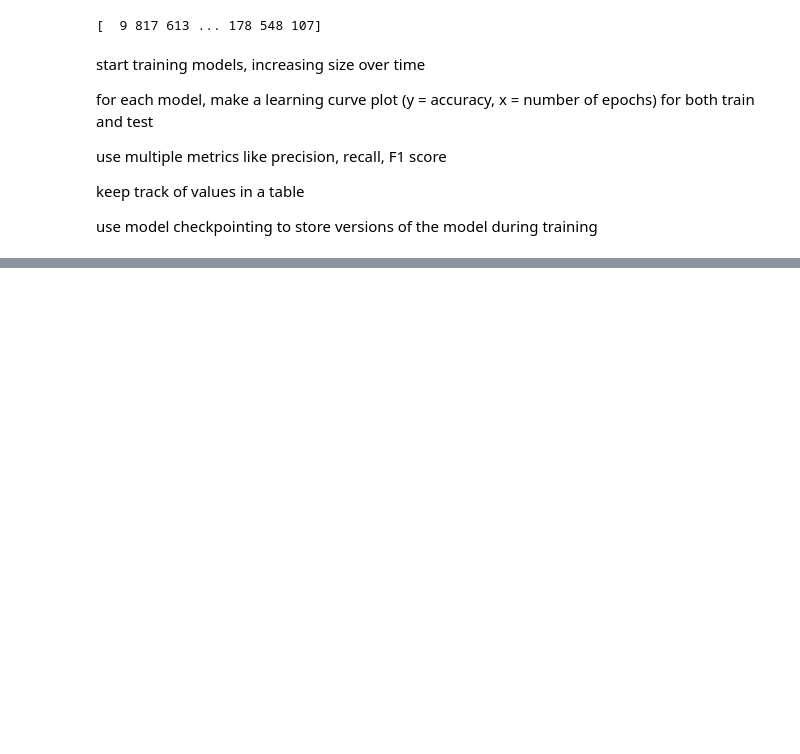
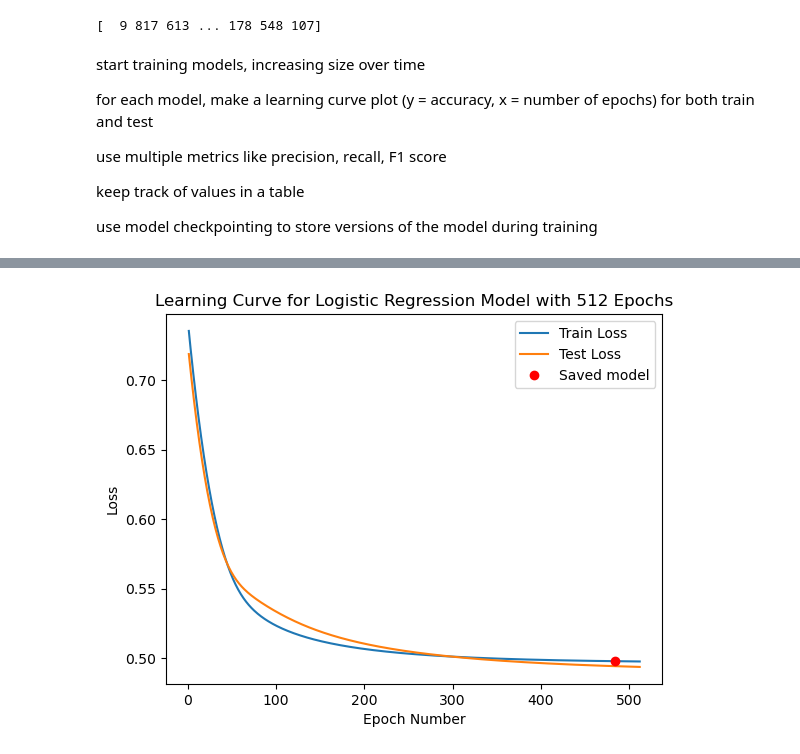
Before and after one commit to meganajoseph/NNtask, a Jupyter notebook: neural_networks_task.ipynb, the cells around one changed output, grey strips where cells are left out. Saved outputs shown, nothing was run; the diff lists cells and outputs as text; code cells hidden in the pictures; blank space fills up the shorter version.

Commit message:
finished random baseline classifier and logistic regression

```diff
--- a/neural_networks_task.ipynb
+++ b/neural_networks_task.ipynb
@@ -290,3 +328,12 @@ model.add(Dense(1, input_dim=len(X_norm.columns), activation='sigmoid'))
 # %%
-from tensorflow.keras.callbacks import ModelCheckpoint
-checkpoint_filepath = '/tmp/ckpt/checkpoint.model.keras'
+from tensorflow.keras.callbacks import EarlyStopping, ModelCheckpoint
+checkpoint_filepath = r"logreg_chkpts\model_epoch_{epoch:02d}-{val_accuracy:.2f}.keras"
+callback_a = keras.callbacks.ModelCheckpoint(
+    filepath=checkpoint_filepath,
+    monitor='val_accuracy',
+    mode='max',
+    save_best_only=True)
+# %%
+model.compile(loss='binary_crossentropy', optimizer='rmsprop', metrics=['accuracy'])
+# %%
+history = model.fit(x=X_train_norm, y=Y_train, validation_data=(X_test_norm, Y_test), epochs=512, verbose=1, callbacks=[callback_a])
@@ -292,0 +358,17 @@ checkpoint_filepath = '/tmp/ckpt/checkpoint.model.keras'
+# %%
+train_acc = history.history['accuracy']
+train_loss = history.history['loss']
+val_acc = history.history['val_accuracy']
+val_loss = history.history['val_loss']
+# %%
+plt.figure()
+plt.plot(np.arange(1, 513), train_loss, label='Train Loss')
+plt.plot(np.arange(1, 513), val_loss, label='Test Loss')
+plt.plot(484, train_loss[483],'ro', label='Saved model')
+plt.xlabel('Epoch Number')
+plt.ylabel('Loss')
+plt.title('Learning Curve for Logistic Regression Model with 512 Epochs')
+plt.legend()
+plt.show()
+# %% [output]
+[figure, added]
```
Also changed, not shown: parts of 15 cells of this notebook, 2 other files.
